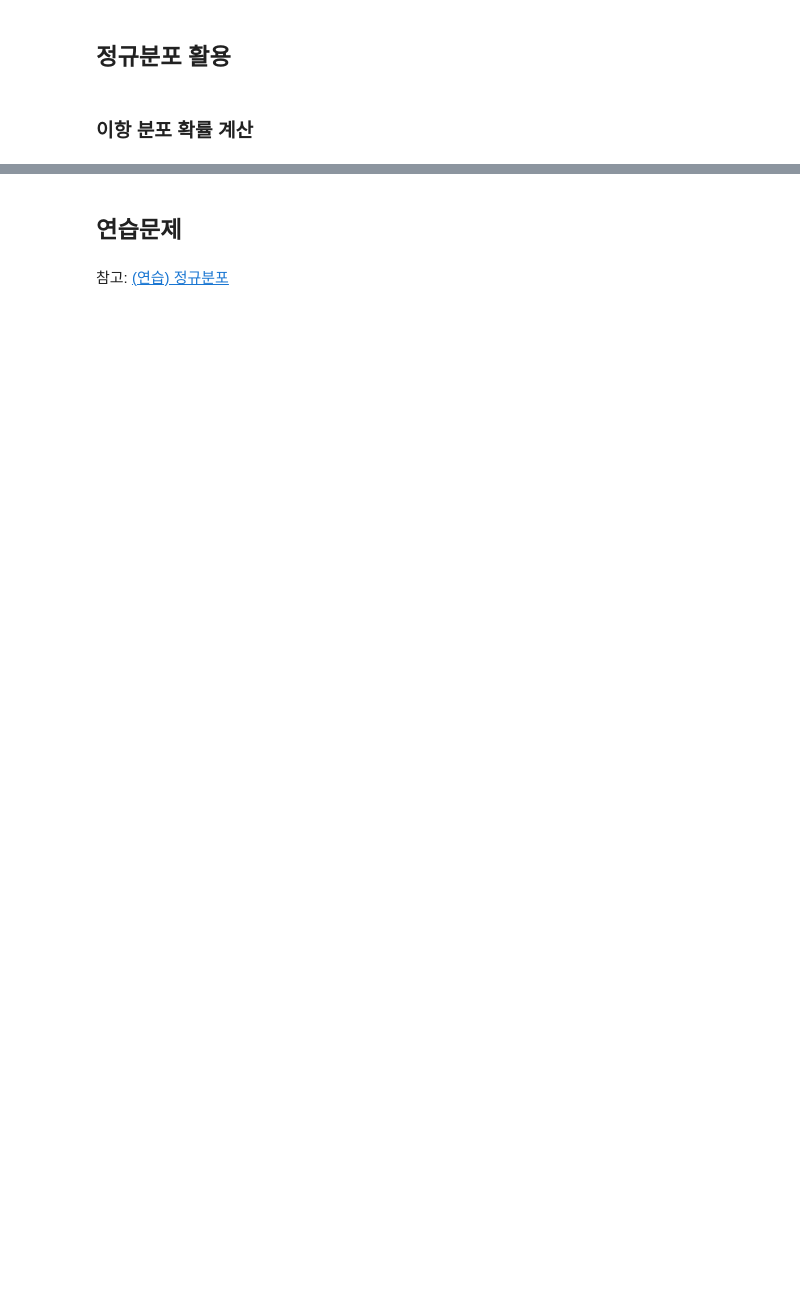
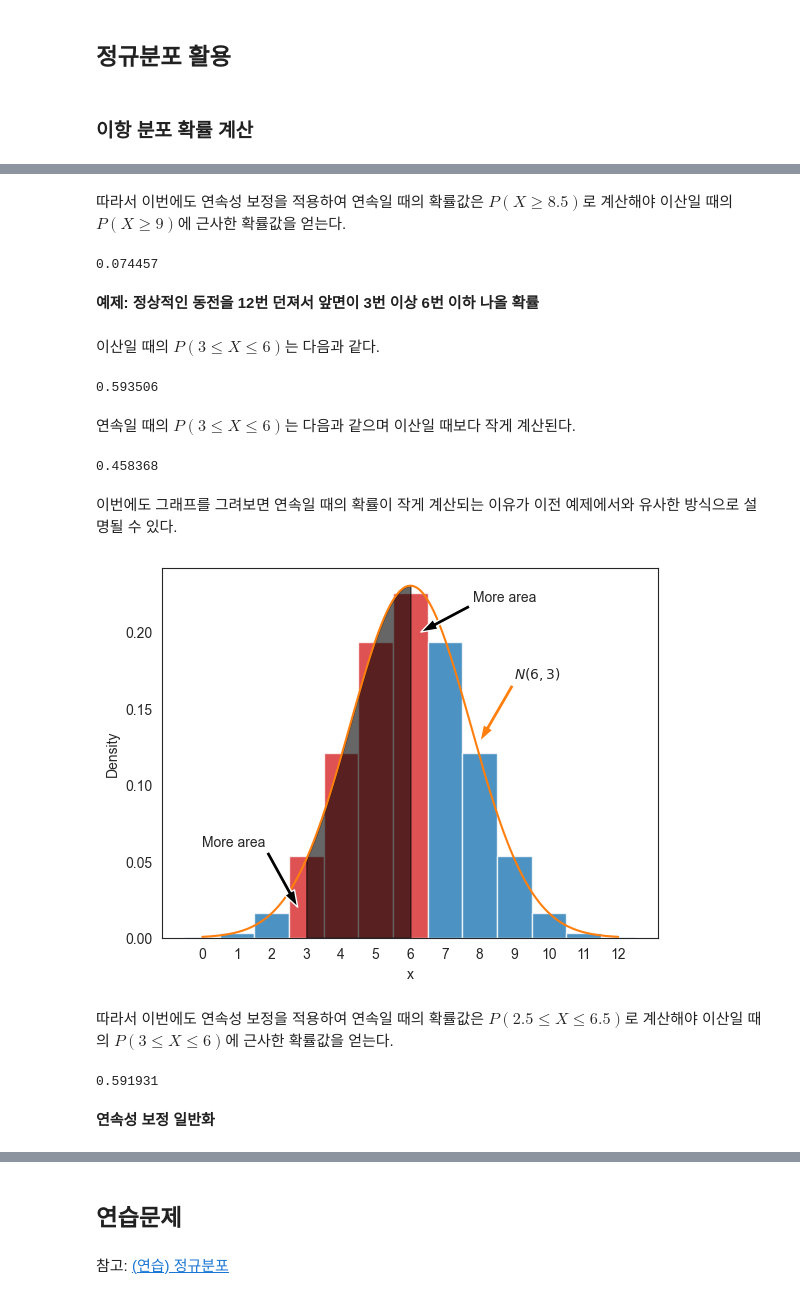
Before and after one commit to codingalzi/DataSci, a Jupyter notebook: jupyter-book/_build/jupyter_execute/normal_distribution.ipynb, the cells around one changed output, grey strips where cells are left out. Cells and saved outputs as stored; diff of their text form; code cells hidden in the pictures; blank space fills up the shorter version.

```diff
--- a/jupyter-book/_build/jupyter_execute/normal_distribution.ipynb
+++ b/jupyter-book/_build/jupyter_execute/normal_distribution.ipynb
@@ -836,0 +978,64 @@ $$
+# %% [markdown]
+따라서 이번에도 연속성 보정을 적용하여
+연속일 때의 확률값은 $P(X \geq 8.5)$로 계산해야
+이산일 때의 $P(X \geq 9)$에 근사한 확률값을 얻는다.
+# %%
+1 - F_gaussian(8.5, 6, np.sqrt(3))
+# %% [output]
+0.074457
+# %% [markdown]
+**예제: 정상적인 동전을 12번 던져서 앞면이 3번 이상 6번 이하 나올 확률**
+# %% [markdown]
+이산일 때의 $P(3 \leq X \leq 6)$는 다음과 같다.
+# %%
+P_3between6 = X_12.cdf(6) - X_12.cdf(2)
+P_3between6
+# %% [output]
+0.593506
+# %% [markdown]
+연속일 때의 $P(3 \leq X \leq 6)$는 다음과 같으며 이산일 때보다 작게 계산된다.
+# %%
+F_gaussian(6, 6, np.sqrt(3)) - F_gaussian(3, 6, np.sqrt(3))
+# %% [output]
+0.458368
+# %% [markdown]
+이번에도 그래프를 그려보면 연속일 때의 확률이 작게 계산되는 이유가 이전 예제에서와 유사한 방식으로 설명될 수 있다.
+# %%
+fig, ax = plt.subplots(1, 1)
+
+# 이항분포 확률 질량 함수 그래프
+x1 = range(13)
+bar_colors = ['tab:blue']*3 + ['tab:red']*4 + ['tab:blue']*6
+z = ax.bar(x1, X_12.pmf(x1), color=bar_colors, width=1., alpha=.8)
+
+# 정규분포 확률 밀도 함수 그래프
+x2 = np.arange(0, 12, 0.01)
+ax.plot(x2, f_gaussian(x2, 6, np.sqrt(3)), color='tab:orange')
+ax.fill_between(x2, f_gaussian(x2, 6, np.sqrt(3)), where=(x2 >= 3) & (x2 <= 6), color='black', alpha=0.6)
+
+ax.annotate('More area', xy=(2.75, 0.02), xytext=(0., 0.06),
+            arrowprops={'facecolor':'k', 'width':3, 'headwidth':8})
+ax.annotate('More area', xy=(6.3, 0.2), xytext=(7.8, 0.22),
+            arrowprops={'facecolor':'k', 'width':3, 'headwidth':8})
+
+# ax.hlines(0.23, 5.5, 6, color='gray', linestyle='solid', linewidth=3)
+ax.annotate(r'$N(6, 3)$', xy=(8., f_gaussian(8, 6, np.sqrt(3))+.01), xytext=(9, 0.17),
+            arrowprops={'facecolor':'tab:orange', 'width':3, 'headwidth':8})
+
+ax.set_xticks(range(0, 13))
+ax.set_xlabel('x')
+ax.set_ylabel('Density')
+
+plt.show()
+# %% [output]
+[figure, added]
+# %% [markdown]
+따라서 이번에도 연속성 보정을 적용하여
+연속일 때의 확률값은 $P(2.5 \leq X \leq 6.5)$로 계산해야
+이산일 때의 $P(3 \leq X \leq 6)$에 근사한 확률값을 얻는다.
+# %%
+F_gaussian(6.5, 6, np.sqrt(3)) - F_gaussian(2.5, 6, np.sqrt(3))
+# %% [output]
+0.591931
+# %% [markdown]
+**연속성 보정 일반화**
```
Also changed, not shown: parts of 127 cells of this notebook, 54 other files.
